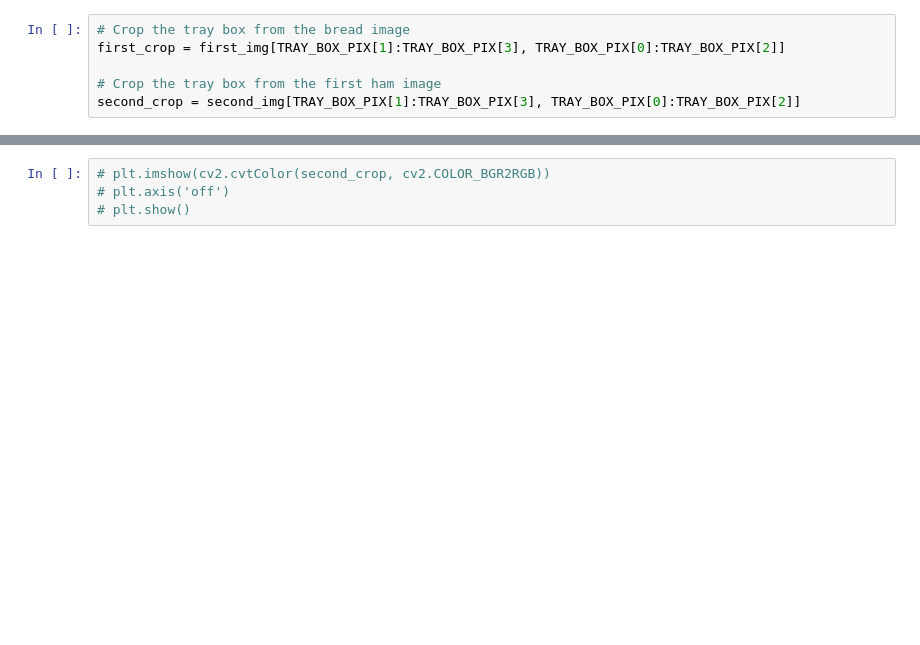
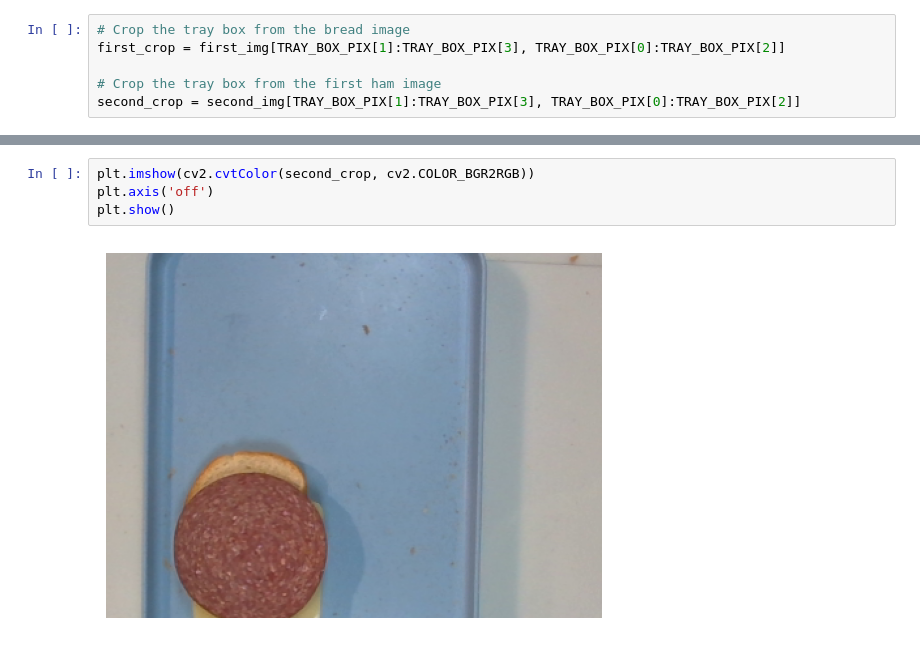
Before and after one commit to SNAAK-CMU/cv_experiments, a Jupyter notebook: sandwich_check/bologna_check.ipynb, the cells around one changed output, grey strips where cells are left out. Drawn from its saved outputs; the diff is of its cells as text; blank space fills up the shorter version.

```diff
--- a/sandwich_check/bologna_check.ipynb
+++ b/sandwich_check/bologna_check.ipynb
@@ -34,7 +36,9 @@ second_crop = second_img[TRAY_BOX_PIX[1]:TRAY_BOX_PIX[3], TRAY_BOX_PIX[0]:TRAY_B
 # %%
-# plt.imshow(cv2.cvtColor(second_crop, cv2.COLOR_BGR2RGB))
-# plt.axis('off')
-# plt.show()
+plt.imshow(cv2.cvtColor(second_crop, cv2.COLOR_BGR2RGB))
+plt.axis('off')
+plt.show()
+# %% [output]
+[figure, added]
 # %%
 # Segment bread from the second image using bread HSV values
 # Convert the image to HSV color space
```
Also changed, not shown: parts of 8 cells of this notebook, 1 other file.
